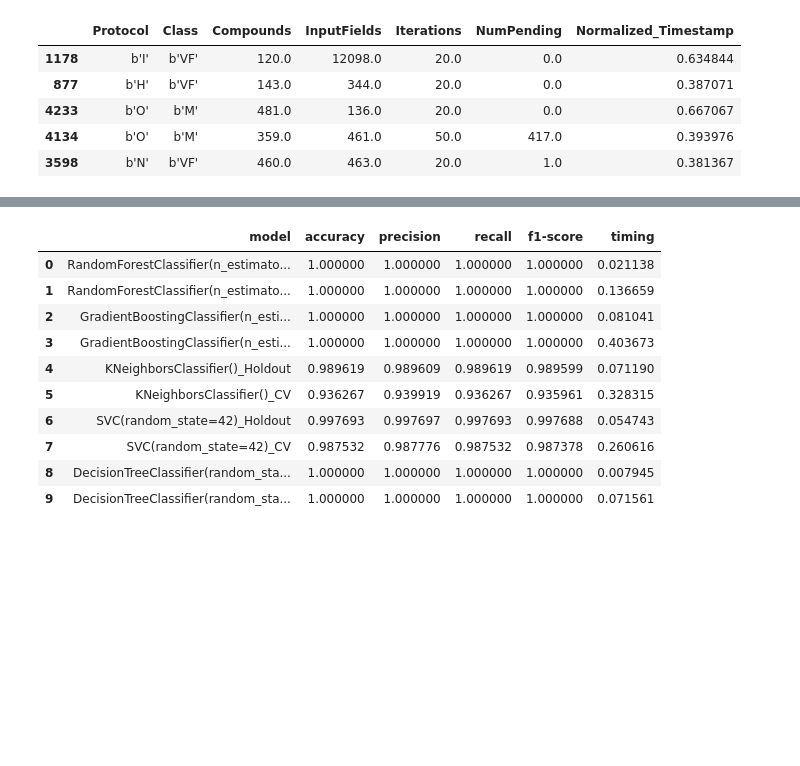
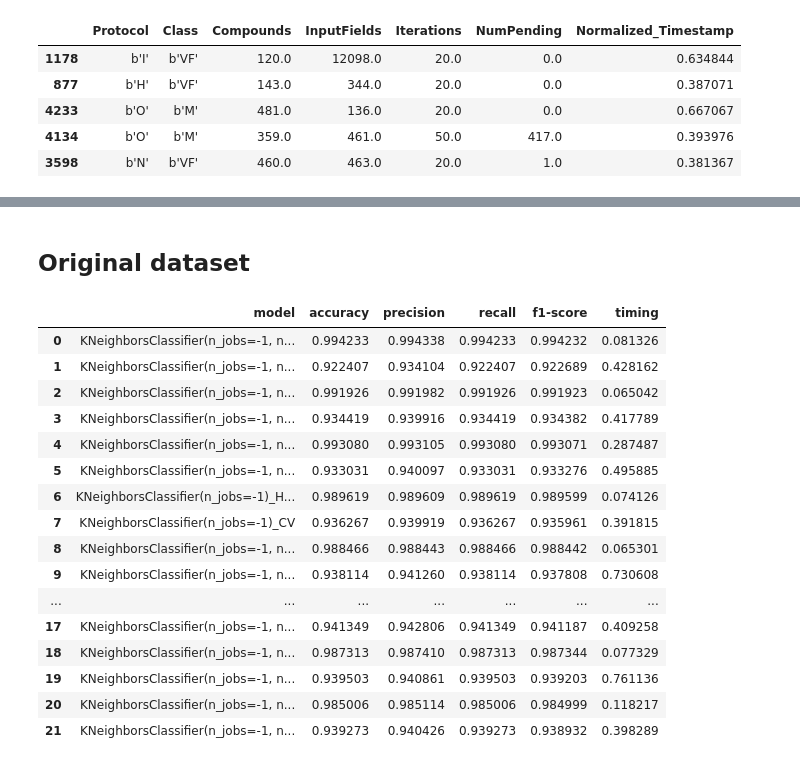
Before and after one commit to RabDou44/MachineLearning2024W, a Jupyter notebook: ass1/hpc_modelling.ipynb, the cells around one changed output, grey strips where cells are left out. Saved outputs shown, nothing was run; the diff lists cells and outputs as text; code cells hidden in the pictures; blank space fills up the shorter version.

```diff
--- a/ass1/hpc_modelling.ipynb
+++ b/ass1/hpc_modelling.ipynb
@@ -181,3 +140,5 @@ evaluate_models(data, feature_structure, classifiers)
+# %% [markdown]
+## Original dataset
 # %%
 # Evaluate on original dataset:
 data = pd.read_csv('../data_processed/hpc_job_scheduling_original.csv')
@@ -187,23 +148,24 @@ pickle_file.close()
 
 feature_columns = feature_structure['bin'] + feature_structure['cat'] + feature_structure['cont'] + feature_structure[
     'ord']
-X = data[feature_columns]
-y = data['Class']
-
-# Split Data
-train_X, test_X, train_y, test_y = train_test_split(X, y, test_size=0.2, random_state=42)
-train_X.head()
-
-evaluate_models(data, feature_structure, classifiers)
-# %% [output]
-|  | model | accuracy | precision | recall | f1-score | timing |
-| 0 | RandomForestClassifier(n_estimato... | 1.000000 | 1.000000 | 1.000000 | 1.000000 | 0.021138 |
-| 1 | RandomForestClassifier(n_estimato... | 1.000000 | 1.000000 | 1.000000 | 1.000000 | 0.136659 |
-| 2 | GradientBoostingClassifier(n_esti... | 1.000000 | 1.000000 | 1.000000 | 1.000000 | 0.081041 |
-| 3 | GradientBoostingClassifier(n_esti... | 1.000000 | 1.000000 | 1.000000 | 1.000000 | 0.403673 |
-| 4 | KNeighborsClassifier()_Holdout | 0.989619 | 0.989609 | 0.989619 | 0.989599 | 0.071190 |
-| 5 | KNeighborsClassifier()_CV | 0.936267 | 0.939919 | 0.936267 | 0.935961 | 0.328315 |
-| 6 | SVC(random_state=42)_Holdout | 0.997693 | 0.997697 | 0.997693 | 0.997688 | 0.054743 |
-| 7 | SVC(random_state=42)_CV | 0.987532 | 0.987776 | 0.987532 | 0.987378 | 0.260616 |
-| 8 | DecisionTreeClassifier(random_sta... | 1.000000 | 1.000000 | 1.000000 | 1.000000 | 0.007945 |
-| 9 | DecisionTreeClassifier(random_sta... | 1.000000 | 1.000000 | 1.000000 | 1.000000 | 0.071561 |
+# %%
+resultsKNeighbors = evaluate_models(data, feature_structure, classifierKneighbors)
+resultsKNeighbors
+# %% [output]
+|  | model | accuracy | precision | recall | f1-score | timing |
+| 0 | KNeighborsClassifier(n_jobs=-1, n... | 0.994233 | 0.994338 | 0.994233 | 0.994232 | 0.081326 |
+| 1 | KNeighborsClassifier(n_jobs=-1, n... | 0.922407 | 0.934104 | 0.922407 | 0.922689 | 0.428162 |
+| 2 | KNeighborsClassifier(n_jobs=-1, n... | 0.991926 | 0.991982 | 0.991926 | 0.991923 | 0.065042 |
+| 3 | KNeighborsClassifier(n_jobs=-1, n... | 0.934419 | 0.939916 | 0.934419 | 0.934382 | 0.417789 |
+| 4 | KNeighborsClassifier(n_jobs=-1, n... | 0.993080 | 0.993105 | 0.993080 | 0.993071 | 0.287487 |
+| 5 | KNeighborsClassifier(n_jobs=-1, n... | 0.933031 | 0.940097 | 0.933031 | 0.933276 | 0.495885 |
+| 6 | KNeighborsClassifier(n_jobs=-1)_H... | 0.989619 | 0.989609 | 0.989619 | 0.989599 | 0.074126 |
+| 7 | KNeighborsClassifier(n_jobs=-1)_CV | 0.936267 | 0.939919 | 0.936267 | 0.935961 | 0.391815 |
+| 8 | KNeighborsClassifier(n_jobs=-1, n... | 0.988466 | 0.988443 | 0.988466 | 0.988442 | 0.065301 |
+| 9 | KNeighborsClassifier(n_jobs=-1, n... | 0.938114 | 0.941260 | 0.938114 | 0.937808 | 0.730608 |
+| ... | ... | ... | ... | ... | ... | ... |
+| 17 | KNeighborsClassifier(n_jobs=-1, n... | 0.941349 | 0.942806 | 0.941349 | 0.941187 | 0.409258 |
+| 18 | KNeighborsClassifier(n_jobs=-1, n... | 0.987313 | 0.987410 | 0.987313 | 0.987344 | 0.077329 |
+| 19 | KNeighborsClassifier(n_jobs=-1, n... | 0.939503 | 0.940861 | 0.939503 | 0.939203 | 0.761136 |
+| 20 | KNeighborsClassifier(n_jobs=-1, n... | 0.985006 | 0.985114 | 0.985006 | 0.984999 | 0.118217 |
+| 21 | KNeighborsClassifier(n_jobs=-1, n... | 0.939273 | 0.940426 | 0.939273 | 0.938932 | 0.398289 |
```
Also changed, not shown: parts of 9 cells of this notebook.
